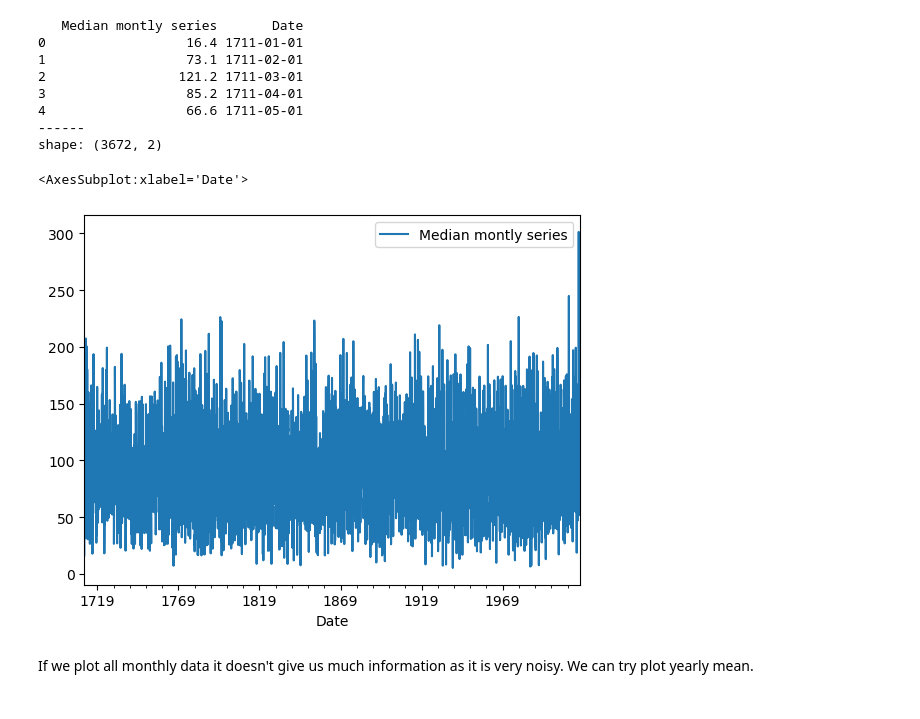
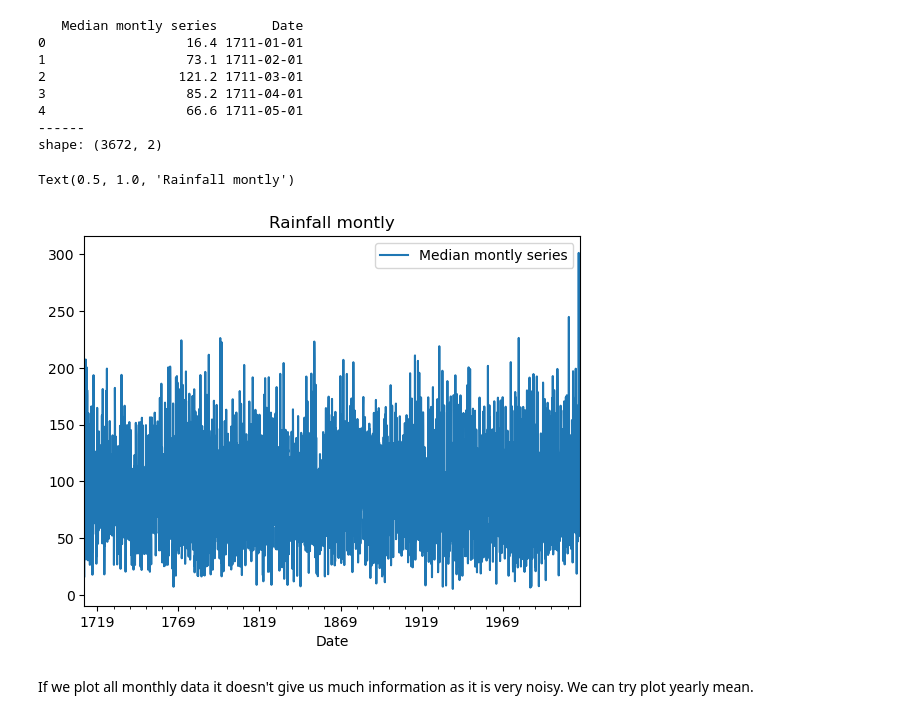
Before and after one commit to OlgaKnut/Programming-for-Data-Analysis-Project-2, a Jupyter notebook: pfda_project_2.ipynb, the cells around one changed output. Saved outputs shown, nothing was run; the diff lists cells and outputs as text; code cells hidden in the pictures.

```diff
--- a/pfda_project_2.ipynb
+++ b/pfda_project_2.ipynb
@@ -402,9 +402,10 @@ print("shape:", irish_rainfall_df.shape)
 shape: (3672, 2)
 # %%
 irish_rainfall_df.plot(x="Date", y="Median montly series")
+plt.title('Rainfall montly')
 # %% [output]
-<AxesSubplot:xlabel='Date'>
+Text(0.5, 1.0, 'Rainfall montly')
-[figure, old version]
+[figure, new version]
 # %% [markdown]
 If we plot all monthly data it doesn't give us much information as it is very noisy.
 We can try plot yearly mean.
```
Also changed, not shown: parts of 16 cells of this notebook.
